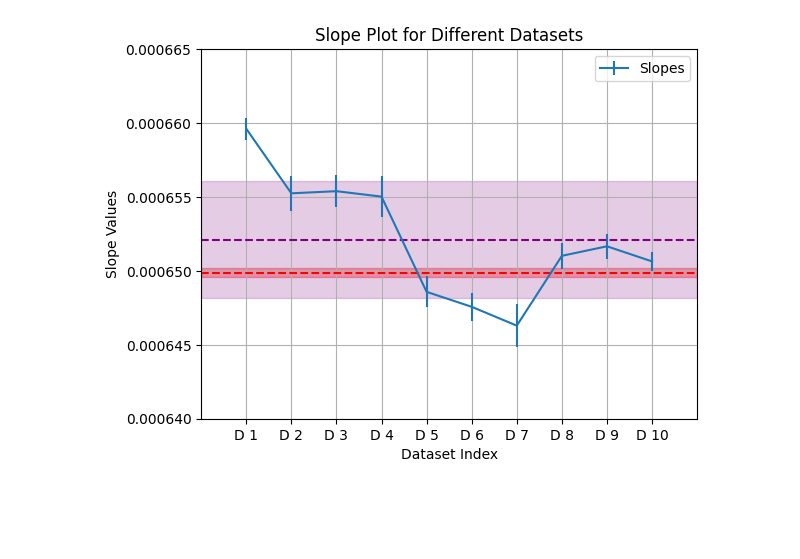
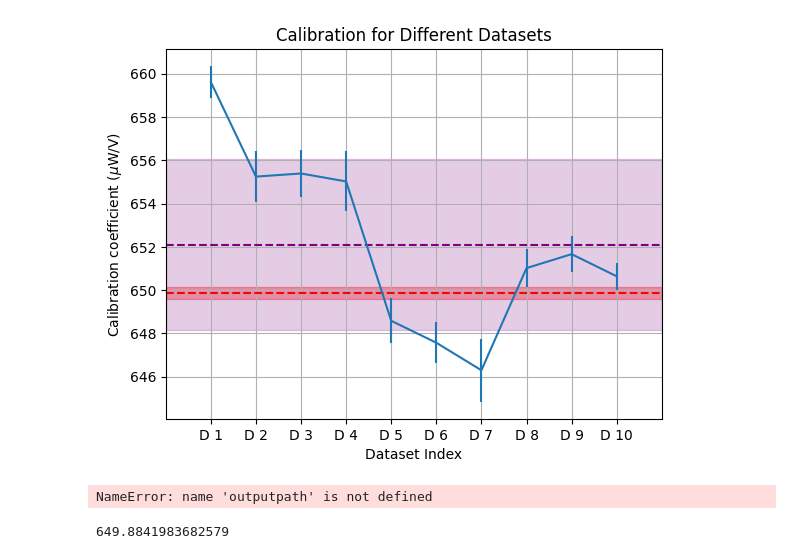
Before and after one commit to gw-ifae-dev/sensors-analysis, a Jupyter notebook: August_2023_Laser_Test_1064_532_PM_MM/notebooks/opticaltest_v3.ipynb, the cells around one changed output. Drawn from its saved outputs; the diff is of its cells as text; code cells hidden in the pictures; blank space fills up the shorter version.

```diff
--- a/August_2023_Laser_Test_1064_532_PM_MM/notebooks/opticaltest_v3.ipynb
+++ b/August_2023_Laser_Test_1064_532_PM_MM/notebooks/opticaltest_v3.ipynb
@@ -107,31 +139,46 @@ Directory '../data/Laser_Test_PM_MM_August_2023//plots' already exists.
 # %%
 x=Tfull['meanRefPD']
 y=Tfull['meanPM']
 
 res = linregress(x, y)
+datasets=10 #nfiles
+slopes_micro=[i * 1e6 for i in slopes]
+stErr_micro=[i * 1e6 for i in stErr]
 
-datasets=10 #nfiles
-plt.errorbar(range(len(slopes)), slopes,stErr, label='Slopes')
+
+plt.errorbar(range(len(slopes)), slopes_micro,stErr_micro)
 
 # Customize the plot
 
-plt.title('Slope Plot for Different Datasets')
+plt.title('Calibration for Different Datasets')
 plt.xlabel('Dataset Index')
-plt.ylabel('Slope Values')
+plt.ylabel('Calibration coefficient ($\mu$W/V)')
 plt.xticks(range(datasets), [f'D {i+1}' for i in range(10)])  # Label the x-axis with dataset identifiers
-plt.legend()
-plt.axhline(y=res.slope, color='red', linestyle='--', label='Horizontal Line at y=m_all')
-plt.axhline(y=np.mean(slopes), color='purple', linestyle='--', label='Horizontal Line at y=m_av')
-plt.fill_between(range(-1,len(slopes)+1), res.slope-res.stderr, res.slope+res.stderr, color='red', alpha=0.3, label='Shaded Region')
-plt.fill_between(range(-1,len(slopes)+1), np.mean(slopes)-np.std(slopes), np.mean(slopes)+np.std(slopes), color='purple', alpha=0.2, label='Shaded Region')
+#plt.legend()
+plt.axhline(y=res.slope*1e6, color='red', linestyle='--', label='Horizontal Line at y=m_all')
+plt.axhline(y=np.mean(slopes_micro), color='purple', linestyle='--', label='Horizontal Line at y=m_av')
+plt.fill_between(range(-1,len(slopes)+1), (res.slope-res.stderr)*1e6, (res.slope+res.stderr)*1e6, color='red', alpha=0.3, label='Shaded Region')
+plt.fill_between(range(-1,len(slopes)+1), (np.mean(slopes_micro)-np.std(slopes_micro)), (np.mean(slopes_micro)+np.std(slopes_micro)), color='purple', alpha=0.2, label='Shaded Region')
 
-plt.ylim([0.00064, 0.000665])
+#plt.ylim([0.00064*1e6, 0.000665*1e6])
 plt.xlim([-1,10])
 plt.grid()
 # Show the plot
 plt.show()
+plt.savefig(f'{outputpath}/Laser_{wavelength}_Step_50_Temp_20_PM_MM_GAll_Cal_coeff.png')
+#(np.mean(slopes)-res.slope)/np.mean(slopes)
+(np.max(slopes_micro)-np.min(slopes_micro))/np.max(slopes_micro)
 # %% [output]
-[figure, old version]
+[figure, new version]
+NameError: name 'outputpath' is not defined
+# %%
+x=Tfull['meanRefPD']
+y=Tfull['meanPM']
+
+res = linregress(x, y)
+res.slope*1e6
+# %% [output]
+649.8841983682579
 # %%
 # Create diagnostic plots
 def DeepAnalysis1064(folder_path):
```
Also changed, not shown: parts of 2 cells of this notebook, 31 other files.
